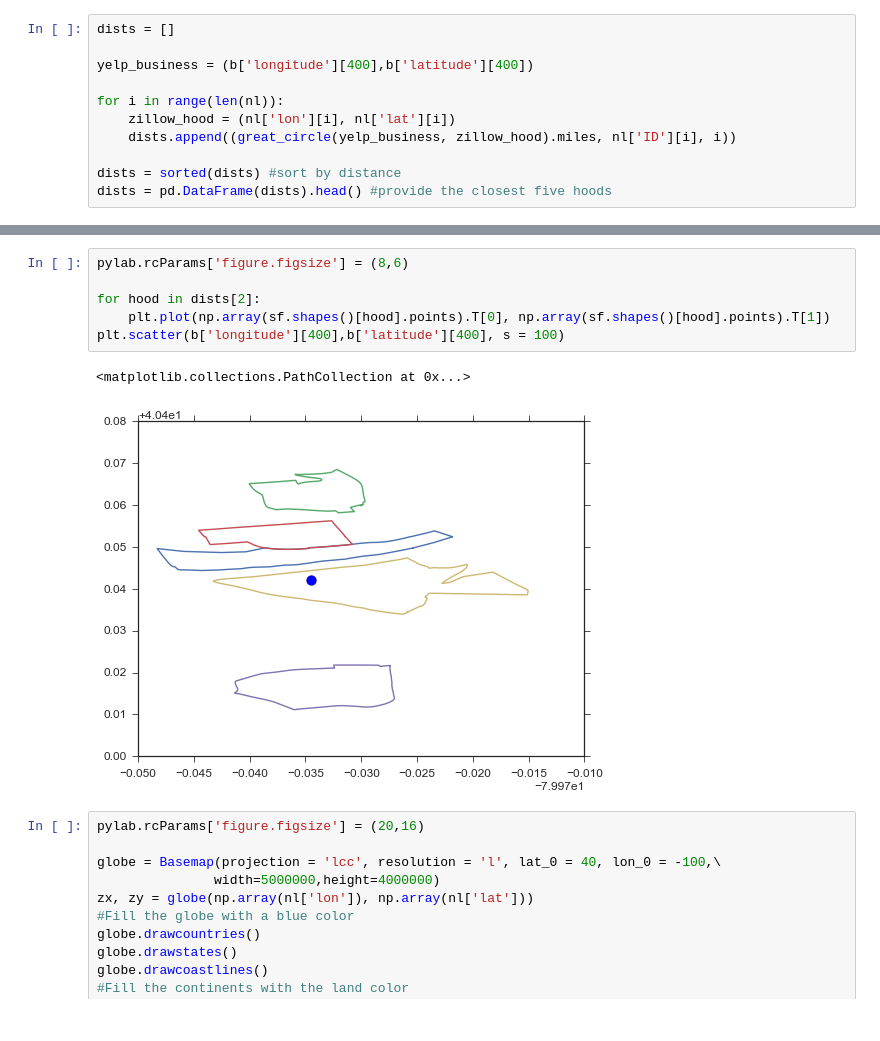
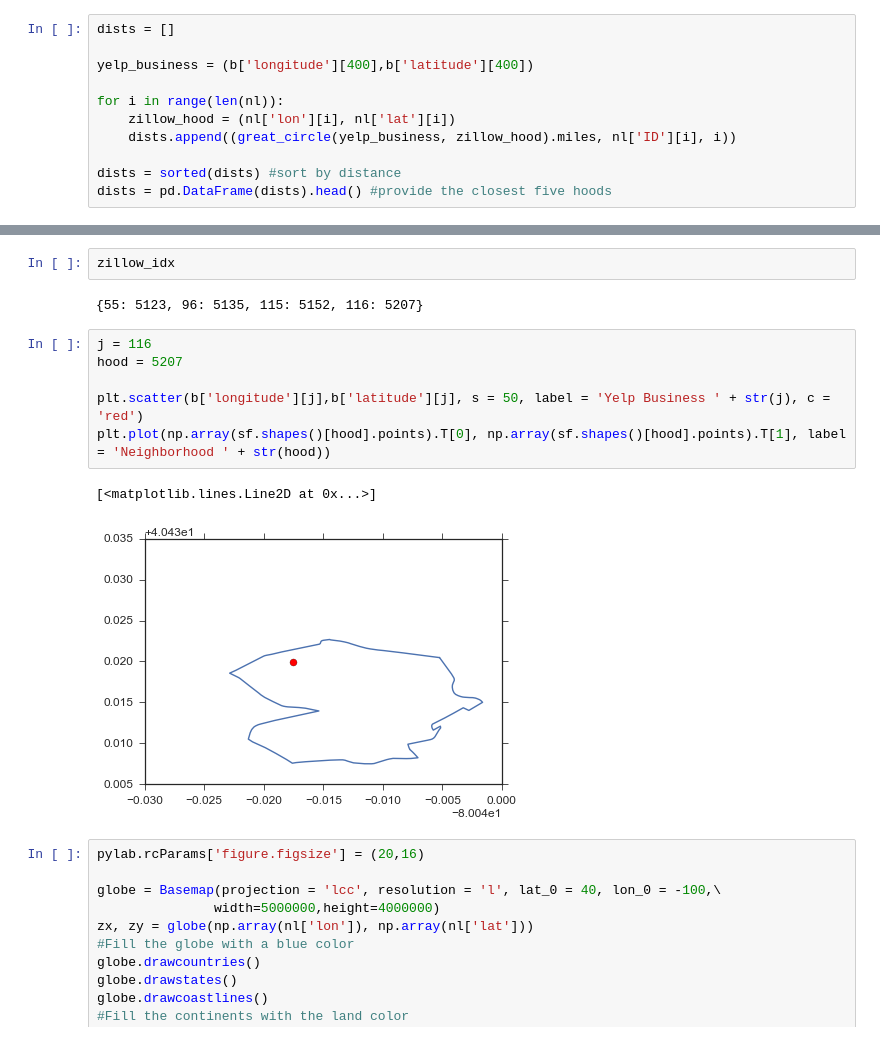
Before and after one commit to zihaoxu/jac_project, a Jupyter notebook: hood_shapes.ipynb, the cells around one changed output, grey strips where cells are left out. Saved outputs shown, nothing was run; the diff lists cells and outputs as text.

```diff
--- a/hood_shapes.ipynb
+++ b/hood_shapes.ipynb
@@ -321,12 +373,16 @@ dists = pd.DataFrame(dists).head() #provide the closest five hoods
+# %%
+zillow_idx
+# %% [output]
+{55: 5123, 96: 5135, 115: 5152, 116: 5207}
 # %%
-pylab.rcParams['figure.figsize'] = (8,6)
+j = 116
+hood = 5207
 
-for hood in dists[2]:
-    plt.plot(np.array(sf.shapes()[hood].points).T[0], np.array(sf.shapes()[hood].points).T[1])
-plt.scatter(b['longitude'][400],b['latitude'][400], s = 100)
+plt.scatter(b['longitude'][j],b['latitude'][j], s = 50, label = 'Yelp Business ' + str(j), c = 'red')
+plt.plot(np.array(sf.shapes()[hood].points).T[0], np.array(sf.shapes()[hood].points).T[1], label = 'Neighborhood ' + str(hood))
 # %% [output]
-<matplotlib.collections.PathCollection at 0x...>
+[<matplotlib.lines.Line2D at 0x...>]
-[figure, old version]
+[figure, new version]
 # %%
 pylab.rcParams['figure.figsize'] = (20,16)
 
```
Also changed, not shown: parts of 9 cells of this notebook, 15 other files.
